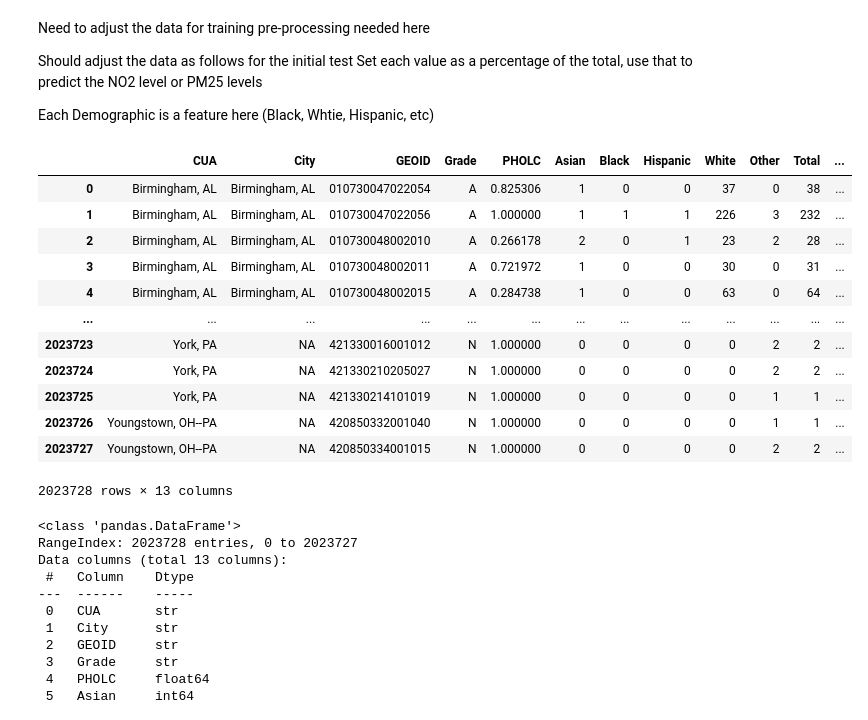
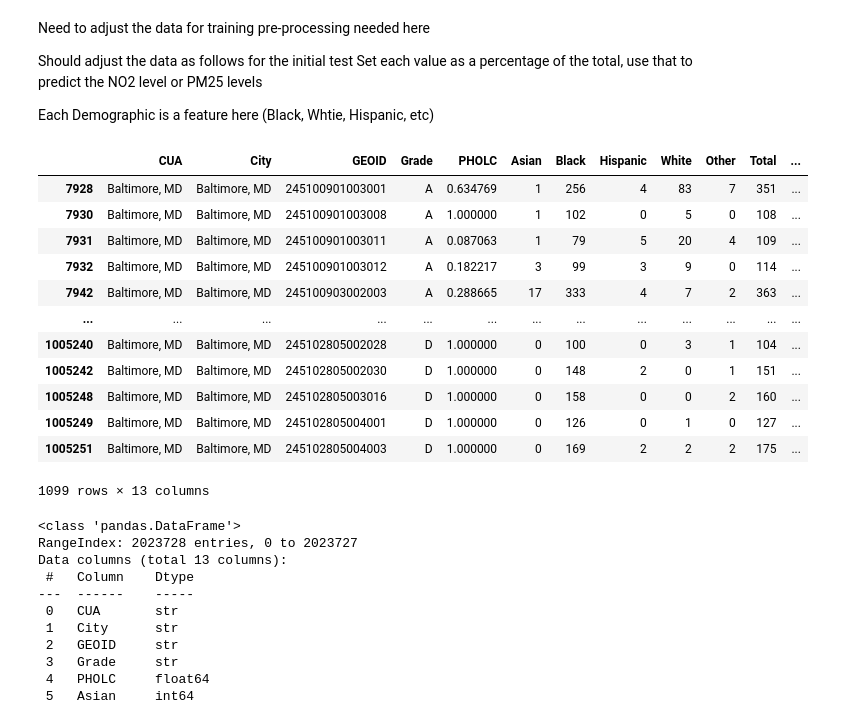
Before and after one commit to peoplesinc/air-pollution-data, a Jupyter notebook: baltimore-figures/baltimore_qml.ipynb, the cells around one changed output. Saved outputs shown, nothing was run; the diff lists cells and outputs as text; code cells hidden in the pictures.

```diff
--- a/baltimore-figures/baltimore_qml.ipynb
+++ b/baltimore-figures/baltimore_qml.ipynb
@@ -69,7 +71,13 @@ import matplotlib.pyplot as plt
 # %%
+import pandas as pd
+import numpy as np
+import matplotlib.pyplot as plt
+
 from utils import init
 
 # This only needs to be run once, as the dataset is cached after the first run
 dataset = init()
+# Baltimore statistics
+baltimore_dataset = dataset[dataset['City'] == 'Baltimore, MD']
 
 print(dataset["Black"][:20])
@@ -82,21 +108,32 @@ Set each value as a percentage of the total, use that to predict the NO2 level o
 
 Each Demographic is a feature here (Black, Whtie, Hispanic, etc)
 # %%
-dataset
+from itertools import count
+
+
+baltimore_dataset
+
+baltimore_dataset['Grade'].value_counts()
+
+test_set = baltimore_dataset[baltimore_dataset['Total'] > 100 ]
+test_set =  test_set[test_set['Black'] > test_set['White']]
+#baltimore_dataset['Total'].value_counts().plot(kind='line')
+
+test_set
 # %% [output]
 |  | CUA | City | GEOID | Grade | PHOLC | Asian | Black | Hispanic | White | Other | Total | ... |
-| 0 | Birmingham, AL | Birmingham, AL | 010730047022054 | A | 0.825306 | 1 | 0 | 0 | 37 | 0 | 38 | ... |
-| 1 | Birmingham, AL | Birmingham, AL | 010730047022056 | A | 1.000000 | 1 | 1 | 1 | 226 | 3 | 232 | ... |
-| 2 | Birmingham, AL | Birmingham, AL | 010730048002010 | A | 0.266178 | 2 | 0 | 1 | 23 | 2 | 28 | ... |
-| 3 | Birmingham, AL | Birmingham, AL | 010730048002011 | A | 0.721972 | 1 | 0 | 0 | 30 | 0 | 31 | ... |
-| 4 | Birmingham, AL | Birmingham, AL | 010730048002015 | A | 0.284738 | 1 | 0 | 0 | 63 | 0 | 64 | ... |
+| 7928 | Baltimore, MD | Baltimore, MD | 245100901003001 | A | 0.634769 | 1 | 256 | 4 | 83 | 7 | 351 | ... |
+| 7930 | Baltimore, MD | Baltimore, MD | 245100901003008 | A | 1.000000 | 1 | 102 | 0 | 5 | 0 | 108 | ... |
+| 7931 | Baltimore, MD | Baltimore, MD | 245100901003011 | A | 0.087063 | 1 | 79 | 5 | 20 | 4 | 109 | ... |
+| 7932 | Baltimore, MD | Baltimore, MD | 245100901003012 | A | 0.182217 | 3 | 99 | 3 | 9 | 0 | 114 | ... |
+| 7942 | Baltimore, MD | Baltimore, MD | 245100903002003 | A | 0.288665 | 17 | 333 | 4 | 7 | 2 | 363 | ... |
 | ... | ... | ... | ... | ... | ... | ... | ... | ... | ... | ... | ... | ... |
-| 2023723 | York, PA | NA | 421330016001012 | N | 1.000000 | 0 | 0 | 0 | 0 | 2 | 2 | ... |
-| 2023724 | York, PA | NA | 421330210205027 | N | 1.000000 | 0 | 0 | 0 | 0 | 2 | 2 | ... |
-| 2023725 | York, PA | NA | 421330214101019 | N | 1.000000 | 0 | 0 | 0 | 0 | 1 | 1 | ... |
-| 2023726 | Youngstown, OH--PA | NA | 420850332001040 | N | 1.000000 | 0 | 0 | 0 | 0 | 1 | 1 | ... |
-| 2023727 | Youngstown, OH--PA | NA | 420850334001015 | N | 1.000000 | 0 | 0 | 0 | 0 | 2 | 2 | ... |
+| 1005240 | Baltimore, MD | Baltimore, MD | 245102805002028 | D | 1.000000 | 0 | 100 | 0 | 3 | 1 | 104 | ... |
+| 1005242 | Baltimore, MD | Baltimore, MD | 245102805002030 | D | 1.000000 | 0 | 148 | 2 | 0 | 1 | 151 | ... |
+| 1005248 | Baltimore, MD | Baltimore, MD | 245102805003016 | D | 1.000000 | 0 | 158 | 0 | 0 | 2 | 160 | ... |
+| 1005249 | Baltimore, MD | Baltimore, MD | 245102805004001 | D | 1.000000 | 0 | 126 | 0 | 1 | 0 | 127 | ... |
+| 1005251 | Baltimore, MD | Baltimore, MD | 245102805004003 | D | 1.000000 | 0 | 169 | 2 | 2 | 2 | 175 | ... |
-2023728 rows × 13 columns
+1099 rows × 13 columns
 # %%
 print(dataset.info())
 # %% [output]
```
Also changed, not shown: parts of 13 cells of this notebook.
